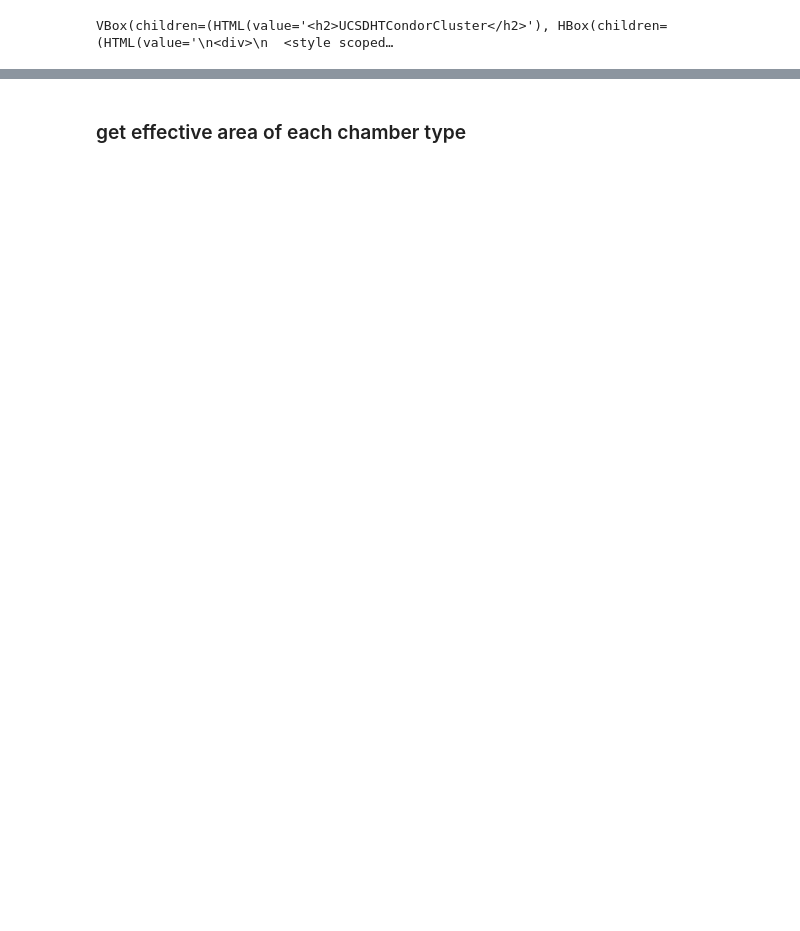
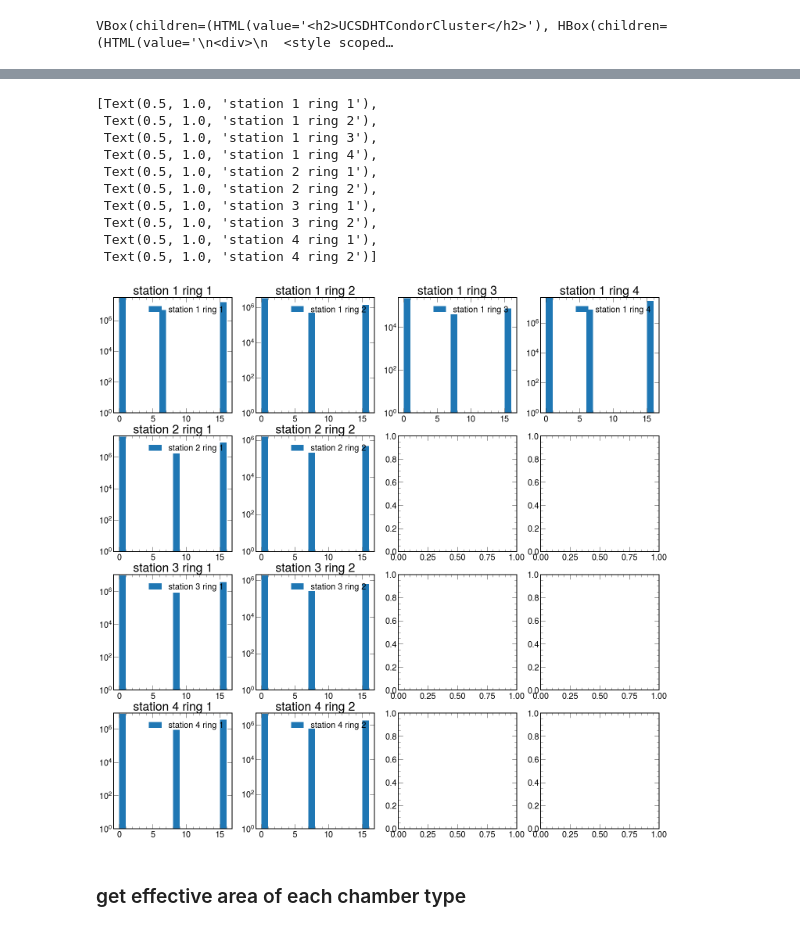
Before and after one commit to mhl0116/CSCSoftware, a Jupyter notebook: notebooks/try_ucsddask.ipynb, the cells around one changed output, grey strips where cells are left out. Cells and saved outputs as stored; diff of their text form; code cells hidden in the pictures; blank space fills up the shorter version.

```diff
--- a/notebooks/try_ucsddask.ipynb
+++ b/notebooks/try_ucsddask.ipynb
@@ -250,3 +453,27 @@ figxy, axsxy = plt.subplots(4,4, figsize=(25,25))
+# %%
+comb_s_r = [(1,1), (1,2), (1,3), (1,4), (2,1), (2,2), (3,1), (3,2), (4,1), (4,2)]
+
+merged_hist_wireTime = [np.sum(np.array(hist_wireTime_res)[:,i]) for i in range(len(hist_wireTime_res[0]))]
+
+figwt, axswt = plt.subplots(4,4, figsize=(25,25))
+
+[merged_hist_wireTime[i].plot(axswt[comb_s_r[i][0]-1][comb_s_r[i][1]-1]) for i in range(len(comb_s_r))]
+
+[axswt[comb_s_r[i][0]-1][comb_s_r[i][1]-1].set_yscale('log') for i in range(len(comb_s_r)) ]
+[axswt[comb_s_r[i][0]-1][comb_s_r[i][1]-1].set_ylim(bottom=1) for i in range(len(comb_s_r)) ]
+[axswt[comb_s_r[i][0]-1][comb_s_r[i][1]-1].set_title("station " + str(comb_s_r[i][0]) + " ring " + str(comb_s_r[i][1])) for i in range(len(comb_s_r))]
+# %% [output]
+[Text(0.5, 1.0, 'station 1 ring 1'),
+ Text(0.5, 1.0, 'station 1 ring 2'),
+ Text(0.5, 1.0, 'station 1 ring 3'),
+ Text(0.5, 1.0, 'station 1 ring 4'),
+ Text(0.5, 1.0, 'station 2 ring 1'),
+ Text(0.5, 1.0, 'station 2 ring 2'),
+ Text(0.5, 1.0, 'station 3 ring 1'),
+ Text(0.5, 1.0, 'station 3 ring 2'),
+ Text(0.5, 1.0, 'station 4 ring 1'),
+ Text(0.5, 1.0, 'station 4 ring 2')]
+[figure, added]
 # %% [markdown]
 ### get effective area of each chamber type
 # %%
```
Also changed, not shown: parts of 57 cells of this notebook.
